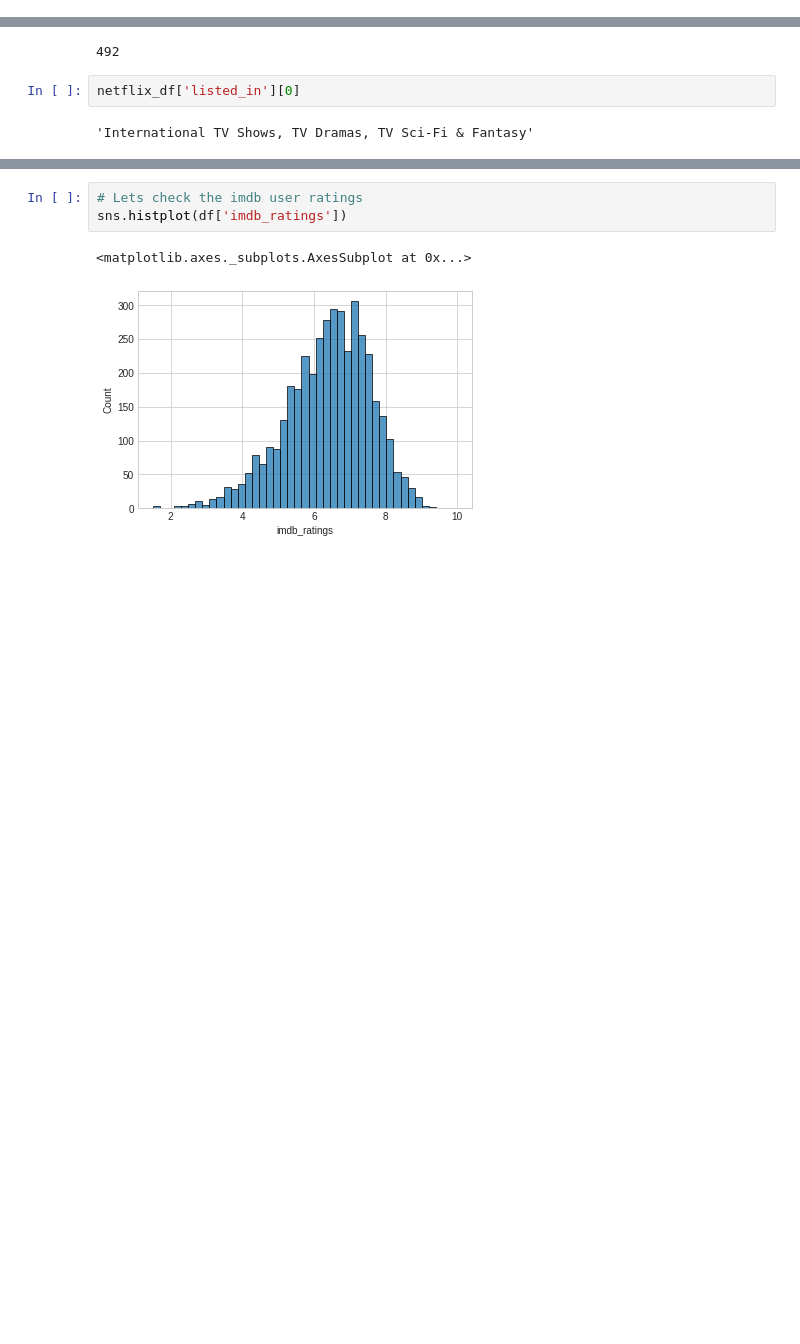
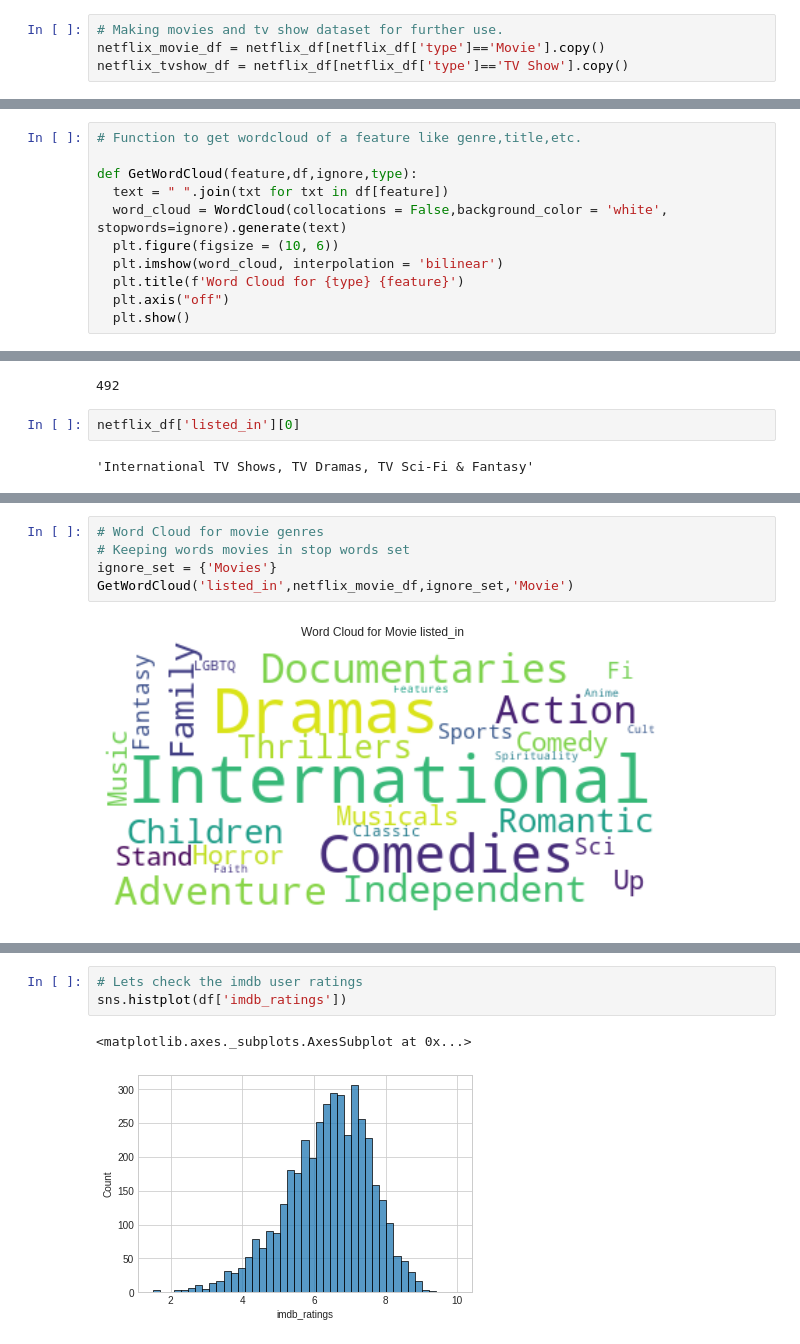
Before and after one commit to palash-21/Netflix-Movies-And-TV-Shows-Clustering, a Jupyter notebook: NETFLIX_MOVIES_AND_TV_SHOWS_CLUSTERING.ipynb, the cells around one changed output, grey strips where cells are left out. Drawn from its saved outputs; the diff is of its cells as text; blank space fills up the shorter version.

```diff
--- a/NETFLIX_MOVIES_AND_TV_SHOWS_CLUSTERING.ipynb
+++ b/NETFLIX_MOVIES_AND_TV_SHOWS_CLUSTERING.ipynb
@@ -225,6 +420,10 @@ sns.countplot(netflix_df['type'])
 [figure]
 # %% [markdown]
 So, majority of entries are movies.
+# %%
+# Making movies and tv show dataset for further use.
+netflix_movie_df = netflix_df[netflix_df['type']=='Movie'].copy()
+netflix_tvshow_df = netflix_df[netflix_df['type']=='TV Show'].copy()
 # %%
 plt.figure(figsize = (18, 7))
 plt.xticks(rotation = 45)
@@ -253,3 +487,14 @@ for p in ax.patches:
+# %%
+# Function to get wordcloud of a feature like genre,title,etc.
+
+def GetWordCloud(feature,df,ignore,type):
+  text = " ".join(txt for txt in df[feature])
+  word_cloud = WordCloud(collocations = False,background_color = 'white', stopwords=ignore).generate(text)
+  plt.figure(figsize = (10, 6))
+  plt.imshow(word_cloud, interpolation = 'bilinear')
+  plt.title(f'Word Cloud for {type} {feature}')
+  plt.axis("off")
+  plt.show()
 # %%
 # Working with genre (listed-in) column
 netflix_df['listed_in'].nunique()
@@ -412,0 +528,7 @@ count of tv/movie,
+# %%
+# Word Cloud for movie genres
+# Keeping words movies in stop words set
+ignore_set = {'Movies'}
+GetWordCloud('listed_in',netflix_movie_df,ignore_set,'Movie')
+# %% [output]
+[figure, added]
```
Also changed, not shown: parts of 66 cells of this notebook.
